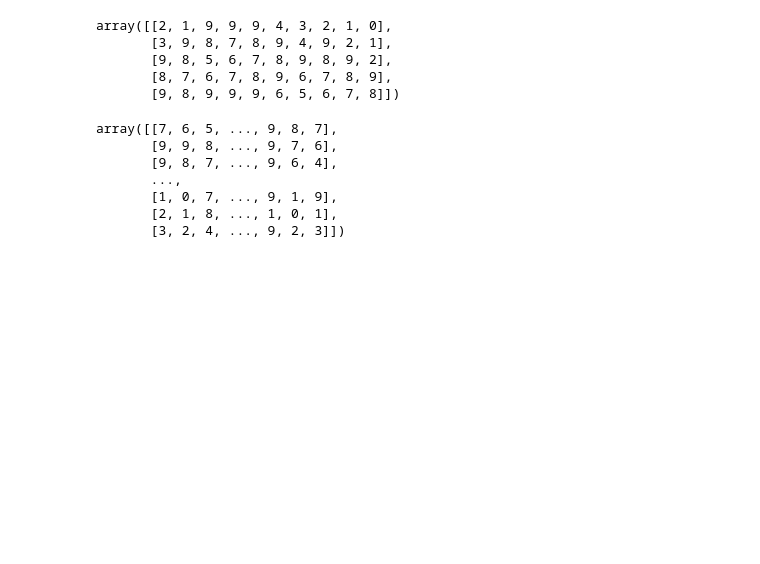
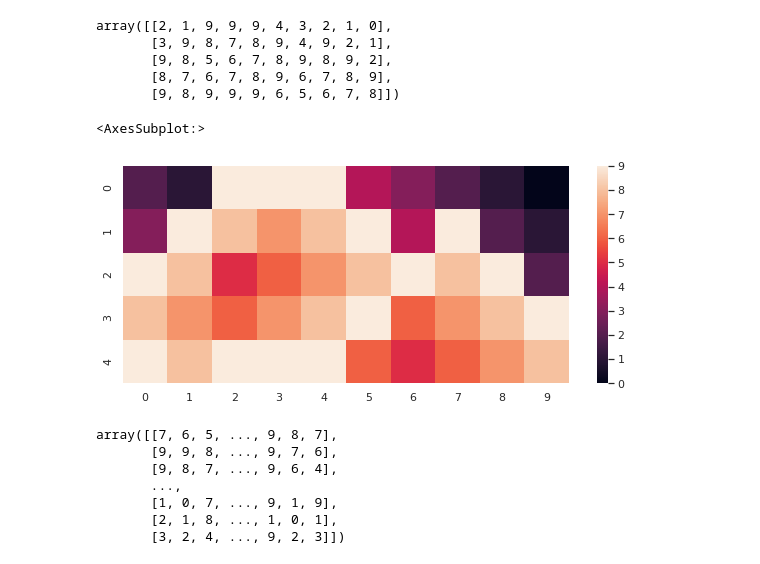
Before and after one commit to eduardozamin/aoc-2021, a Jupyter notebook: day09/day09.ipynb, the cells around one changed output. Saved outputs shown, nothing was run; the diff lists cells and outputs as text; code cells hidden in the pictures; blank space fills up the shorter version.

Commit message:
added heatmap

```diff
--- a/day09/day09.ipynb
+++ b/day09/day09.ipynb
@@ -17,6 +17,12 @@ array([[2, 1, 9, 9, 9, 4, 3, 2, 1, 0],
        [9, 8, 5, 6, 7, 8, 9, 8, 9, 2],
        [8, 7, 6, 7, 8, 9, 6, 7, 8, 9],
        [9, 8, 9, 9, 9, 6, 5, 6, 7, 8]])
+# %%
+sb.set(rc = {'figure.figsize':(10,4)})
+sb.heatmap(input_day09_test)
+# %% [output]
+<AxesSubplot:>
+[figure, added]
 # %%
 input_day09
 # %% [output]
```
Also changed, not shown: parts of 1 cell of this notebook.
